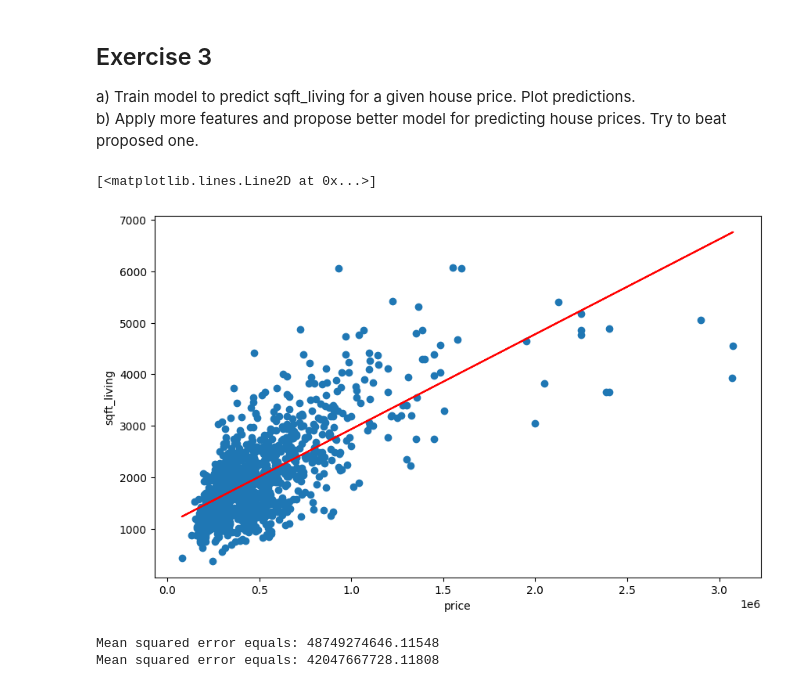
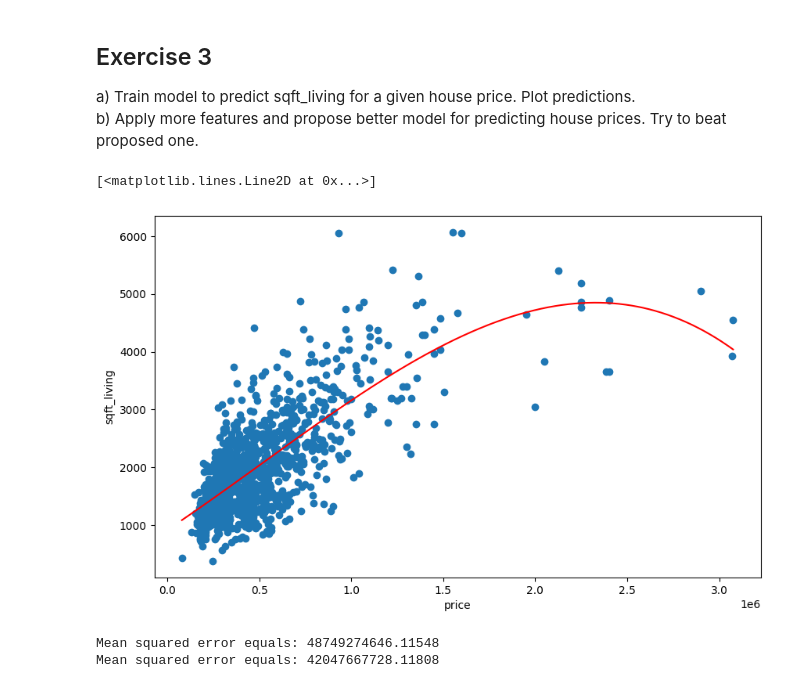
Before and after one commit to apetor56/Studia_I_stopnia, a Jupyter notebook: assignment-2/assignment-2.ipynb, the cells around one changed output. Saved outputs shown, nothing was run; the diff lists cells and outputs as text; code cells hidden in the pictures.

```diff
--- a/assignment-2/assignment-2.ipynb
+++ b/assignment-2/assignment-2.ipynb
@@ -76,7 +76,6 @@ for order in range(1,9):
     plt.ylabel('price')
     plt.scatter(X, y, label='data')
     plt.plot(X_temp, p1d(X_temp), color='red', label='regression line')
-    plt.scatter(df.X.values, df.y.values, color='black', label='predicted points')
     plt.legend()
 
 plt.show()
@@ -134,21 +133,31 @@ b) Apply more features and propose better model for predicting house prices. Try
 # %%
 #a)
 
 X = house_df.price.values.reshape(-1,1)[:1000]
 y = house_df.sqft_living.values.reshape(-1)[:1000]
 
 #Your code:
+poly = PolynomialFeatures(degree=3, include_bias=False)
+X_transformed = poly.fit_transform(X)
 model = LinearRegression()
-model.fit(X, y)
+model.fit(X_transformed, y)
+
+df = pd.DataFrame({'X': X.reshape(-1), 'y': model.predict(X_transformed)})
+df = df.sort_values(by='X', axis=0, ascending=True)
+poly_fit = np.polyfit(df['X'], df['y'], deg=order)
+p1d = np.poly1d(poly_fit)
+X_temp = np.linspace(X.flatten().min(), X.flatten().max(), len(X.flatten()))
 
 plt.figure(figsize=(10,6))
 plt.xlabel('price')
 plt.ylabel('sqft_living')
 plt.scatter(X, y)
-plt.plot(X, model.predict(X), color='red')
+
+
+plt.plot(X_temp, p1d(X_temp), color='red')
 # %% [output]
 [<matplotlib.lines.Line2D at 0x...>]
-[figure, old version]
+[figure, new version]
 # %%
 #b) Let's propose model, which uses living sqft, lot sqft, grade, view and all of their interactions up to third degree
 
```
Also changed, not shown: parts of 1 cell of this notebook.
